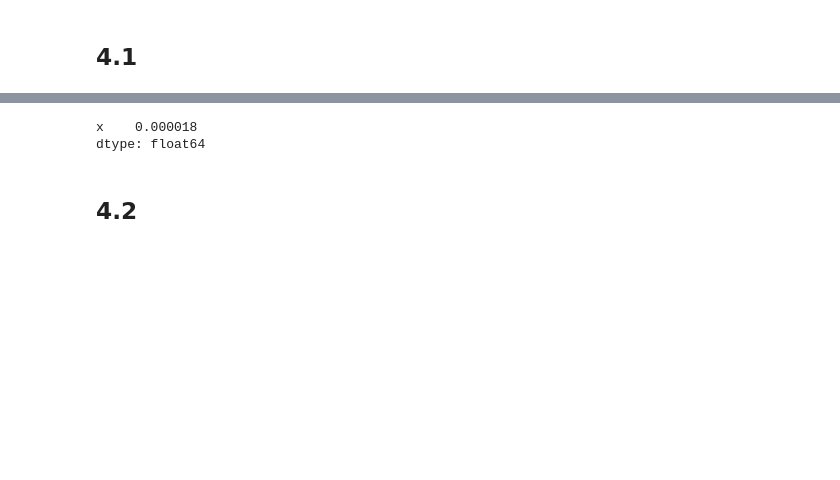
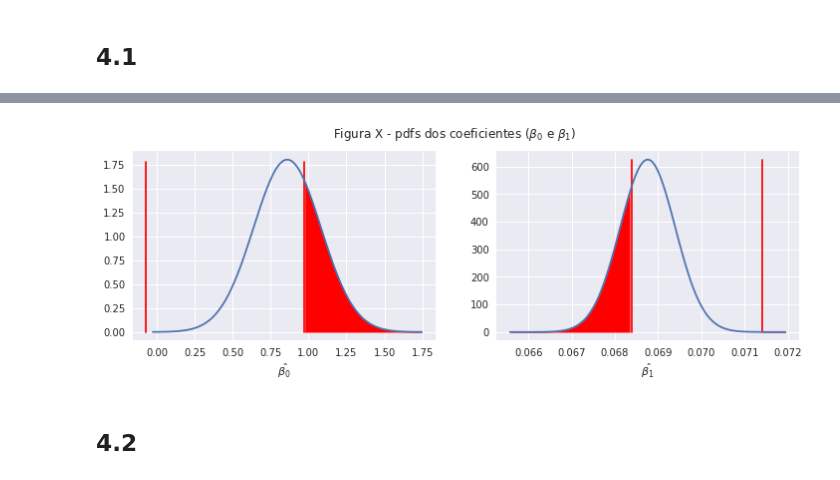
Before and after one commit to ifribeiro/TEI-EstApl, a Jupyter notebook: EPC9.ipynb, the cells around one changed output, grey strips where cells are left out. Saved outputs shown, nothing was run; the diff lists cells and outputs as text; code cells hidden in the pictures; blank space fills up the shorter version.

```diff
--- a/EPC9.ipynb
+++ b/EPC9.ipynb
@@ -303,8 +235,30 @@ strong multicollinearity or other numerical problems.
-# %%
-res.bse
-# %% [output]
-x    0.000018
-dtype: float64
+# %%
+ci_b1 = df_IC.loc['x1'].values
+ci_b0 = df_IC.loc['const'].values
+# %%
+fig, ax = plt.subplots(figsize=(12, 3.5), ncols=2)
+li_b0, ls_b0 = np.min(pdf_b0), np.max(pdf_b0)
+li_b1, ls_b1 = np.min(pdf_b1), np.max(pdf_b1)
+
+o_xb0, o_yb0 = [ci_b0[0], ci_b0[0]], [li_b0, ls_b0-0.02]
+t_xb0, t_yb0 = [ci_b0[1], ci_b0[1]], [li_b0, ls_b0-0.02]
+ax[0].plot(o_xb0, o_yb0, t_xb0, t_yb0, color='red')
+ax[0].plot(X_b0, pdf_b0)
+ax[0].set_xlabel(r'$\hat{\beta_0}$')
+ax[0].fill_between(X_b0, pdf_b0, where=(X_b0>ci_b0[1]), color='red')
+ax[0].fill_between(X_b0, pdf_b0, where=(X_b0<ci_b0[0]), color='red')
+
+o_xb1, o_yb1 = [ci_b1[0], ci_b1[0]], [li_b1, ls_b1-0.02]
+t_xb1, t_yb1 = [ci_b1[1], ci_b1[1]], [li_b1, ls_b1-0.02]
+ax[1].plot(o_xb1, o_yb1, t_xb1, t_yb1, color='red')
+ax[1].plot(X_b1, pdf_b1)
+ax[1].fill_between(X_b1, pdf_b1, where=(X_b1>ci_b1[1]), color='red')
+ax[1].fill_between(X_b1, pdf_b1, where=(X_b1<ci_b1[0]), color='red')
+
+ax[1].set_xlabel(r'$\hat{\beta_1}$')
+plt.suptitle(r'Figura X - pdfs dos coeficientes ($\beta_0$ e $\beta_1$)');
+# %% [output]
+[figure, added]
 # %% [markdown]
 ## 4.2
 # %% [markdown]
```
Also changed, not shown: parts of 28 cells of this notebook.
